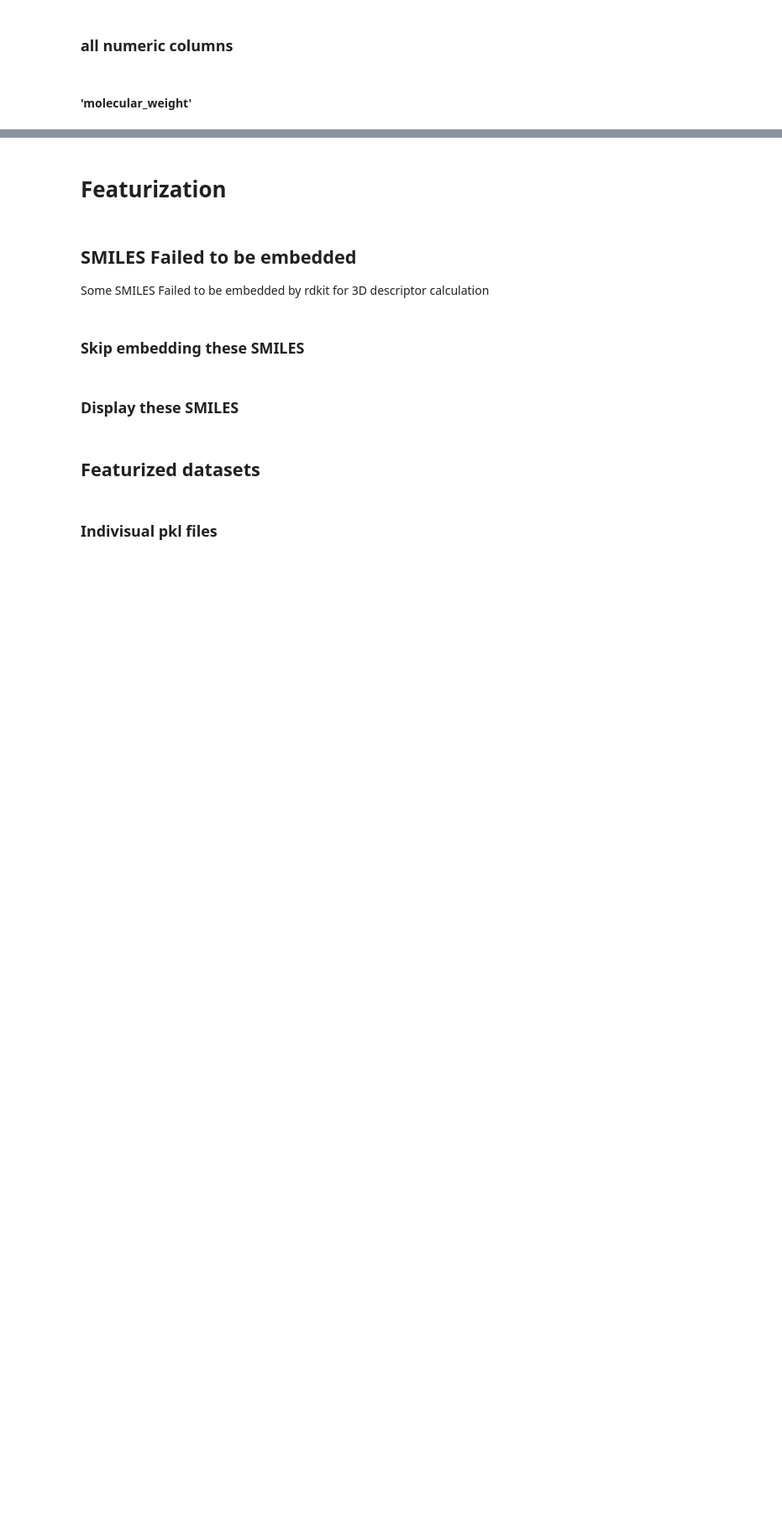
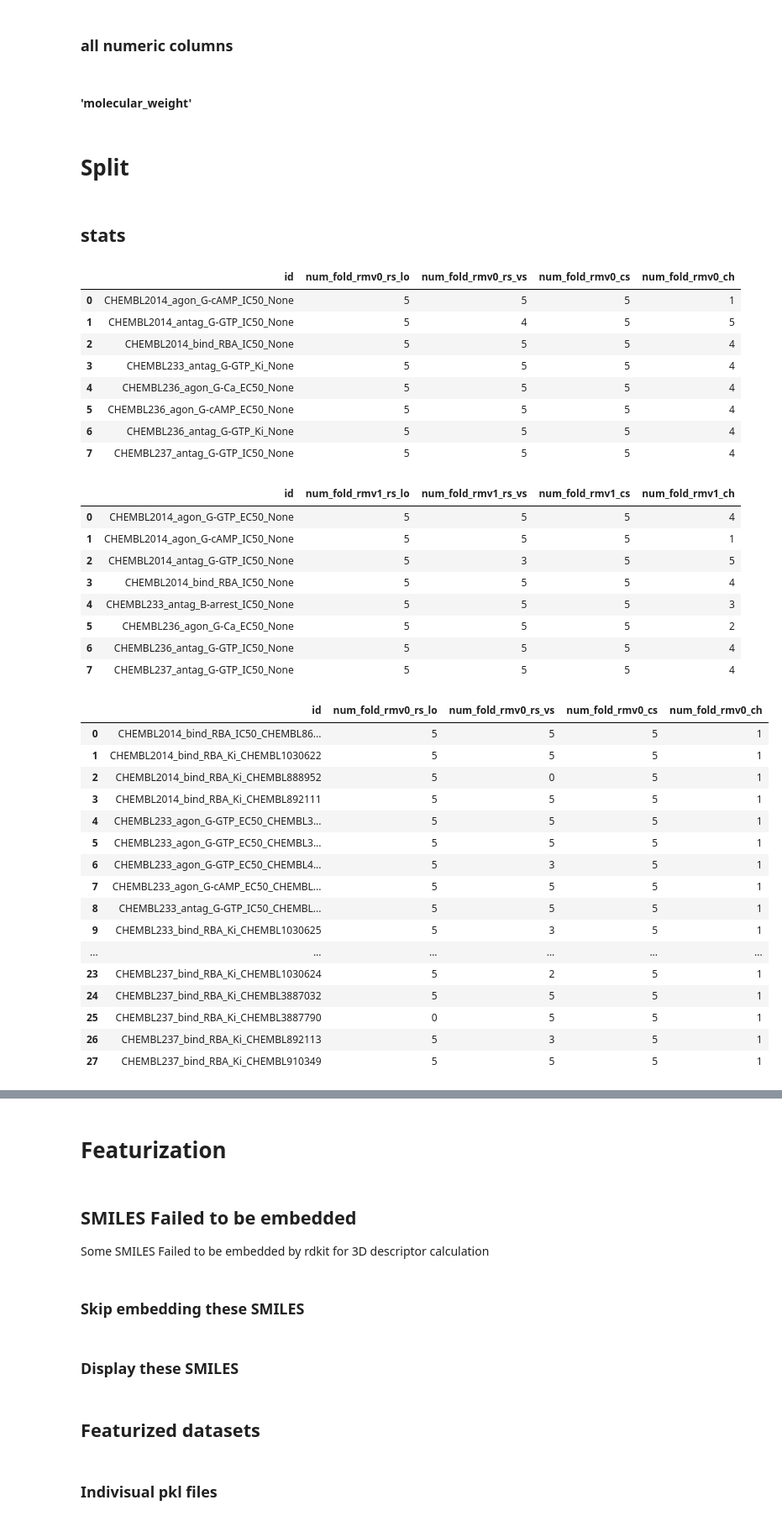
Before and after one commit to xixichennn/datacat4ml, a Jupyter notebook: datacat4ml/Scripts/data_prep/data_prep_viz.ipynb, the cells around one changed output, grey strips where cells are left out. Shown at 84% size. Drawn from its saved outputs; the diff is of its cells as text; code cells hidden in the pictures; blank space fills up the shorter version.

```diff
--- a/datacat4ml/Scripts/data_prep/data_prep_viz.ipynb
+++ b/datacat4ml/Scripts/data_prep/data_prep_viz.ipynb
@@ -966,3 +1240,82 @@ def histplot_MW(ds_df, ds_type='or'):
     plt.savefig(os.path.join(CURA_FIG_DIR, f'molecular_weight_distribution_{ds_type.upper()}.pdf'), dpi=300, bbox_inches='tight')
 
 histplot_MW(ds_df=cura_lhd_or_f, ds_type='or')
+# %% [markdown]
+# Split
+# %% [markdown]
+## stats
+# %%
+def style_stats_df(stats_file = 'spl_mhd_or_stats.csv', rmvDupMol: int=0):
+
+    # read the stats file
+    df = pd.read_csv(os.path.join(SPL_DATA_DIR, stats_file)).fillna('None')
+
+    # get the spl columns
+    spl_cols = df.iloc[:, -8:].columns.tolist()
+    rmv0_cols = [col for col in spl_cols if col.__contains__('rmv0')]
+    rmv1_cols = [col for col in spl_cols if col.__contains__('rmv1')]
+
+    # get rmv0 and rmv1 dfs
+    df['id'] = df['target_chembl_id'] + '_' + df['effect'] + '_' + df['assay'] + '_' + df['standard_type'] + '_' + df['assay_chembl_id']
+
+    rmv0_df = df[['id'] + rmv0_cols]
+    rmv1_df = df[['id'] + rmv1_cols]
+
+    # keep rows with any value <5
+    rmv0_df = rmv0_df[(rmv0_df[rmv0_cols] < 5).any(axis=1)].sort_values(by='id').reset_index(drop=True)
+    rmv1_df = rmv1_df[(rmv1_df[rmv1_cols] < 5).any(axis=1)].sort_values(by='id').reset_index(drop=True)
+
+    # build styled dfs
+    styled_rmv0=rmv0_df.style.background_gradient(subset=rmv0_cols, cmap="Blues_r", vmin=0, vmax=5)
+    styled_rmv1=rmv1_df.style.background_gradient(subset=rmv1_cols, cmap="Blues_r", vmin=0, vmax=5)
+
+    # display the dfs
+    display(styled_rmv0)
+    display(styled_rmv1)
+
+    # save styled dfs to PNG
+    save_path = os.path.join(SPL_FIG_DIR, 'styled_stats')
+    mkdirs(save_path)
+    styled_rmv0.to_html(os.path.join(save_path, f'{stats_file.replace("_stats.csv", "")}_rmvStereo0_rmvDupMol{rmvDupMol}.html'))
+    styled_rmv1.to_html(os.path.join(save_path, f'{stats_file.replace("_stats.csv", "")}_rmvStereo1_rmvDupMol{rmvDupMol}.html'))
+# %%
+style_stats_df(stats_file = 'spl_mhd_or_rmvDupMol1_stats.csv', rmvDupMol=1)
+style_stats_df(stats_file = 'spl_lhd_or_rmvDupMol1_stats.csv', rmvDupMol=1)
+style_stats_df(stats_file = 'spl_mhd_or_rmvDupMol0_stats.csv', rmvDupMol=0)
+style_stats_df(stats_file = 'spl_lhd_or_rmvDupMol0_stats.csv', rmvDupMol=0)
+# %% [output]
+|  | id | num_fold_rmv0_rs_lo | num_fold_rmv0_rs_vs | num_fold_rmv0_cs | num_fold_rmv0_ch |
+| 0 | CHEMBL2014_agon_G-cAMP_IC50_None | 5 | 5 | 5 | 1 |
+| 1 | CHEMBL2014_antag_G-GTP_IC50_None | 5 | 4 | 5 | 5 |
+| 2 | CHEMBL2014_bind_RBA_IC50_None | 5 | 5 | 5 | 4 |
+| 3 | CHEMBL233_antag_G-GTP_Ki_None | 5 | 5 | 5 | 4 |
+| 4 | CHEMBL236_agon_G-Ca_EC50_None | 5 | 5 | 5 | 4 |
+| 5 | CHEMBL236_agon_G-cAMP_EC50_None | 5 | 5 | 5 | 4 |
+| 6 | CHEMBL236_antag_G-GTP_Ki_None | 5 | 5 | 5 | 4 |
+| 7 | CHEMBL237_antag_G-GTP_IC50_None | 5 | 5 | 5 | 4 |
+|  | id | num_fold_rmv1_rs_lo | num_fold_rmv1_rs_vs | num_fold_rmv1_cs | num_fold_rmv1_ch |
+| 0 | CHEMBL2014_agon_G-GTP_EC50_None | 5 | 5 | 5 | 4 |
+| 1 | CHEMBL2014_agon_G-cAMP_IC50_None | 5 | 5 | 5 | 1 |
+| 2 | CHEMBL2014_antag_G-GTP_IC50_None | 5 | 3 | 5 | 5 |
+| 3 | CHEMBL2014_bind_RBA_IC50_None | 5 | 5 | 5 | 4 |
+| 4 | CHEMBL233_antag_B-arrest_IC50_None | 5 | 5 | 5 | 3 |
+| 5 | CHEMBL236_agon_G-Ca_EC50_None | 5 | 5 | 5 | 2 |
+| 6 | CHEMBL236_antag_G-GTP_IC50_None | 5 | 5 | 5 | 4 |
+| 7 | CHEMBL237_antag_G-GTP_IC50_None | 5 | 5 | 5 | 4 |
+|  | id | num_fold_rmv0_rs_lo | num_fold_rmv0_rs_vs | num_fold_rmv0_cs | num_fold_rmv0_ch |
+| 0 | CHEMBL2014_bind_RBA_IC50_CHEMBL86... | 5 | 5 | 5 | 1 |
+| 1 | CHEMBL2014_bind_RBA_Ki_CHEMBL1030622 | 5 | 5 | 5 | 1 |
+| 2 | CHEMBL2014_bind_RBA_Ki_CHEMBL888952 | 5 | 0 | 5 | 1 |
+| 3 | CHEMBL2014_bind_RBA_Ki_CHEMBL892111 | 5 | 5 | 5 | 1 |
+| 4 | CHEMBL233_agon_G-GTP_EC50_CHEMBL3... | 5 | 5 | 5 | 1 |
+| 5 | CHEMBL233_agon_G-GTP_EC50_CHEMBL3... | 5 | 5 | 5 | 1 |
+| 6 | CHEMBL233_agon_G-GTP_EC50_CHEMBL4... | 5 | 3 | 5 | 1 |
+| 7 | CHEMBL233_agon_G-cAMP_EC50_CHEMBL... | 5 | 5 | 5 | 1 |
+| 8 | CHEMBL233_antag_G-GTP_IC50_CHEMBL... | 5 | 5 | 5 | 1 |
+| 9 | CHEMBL233_bind_RBA_Ki_CHEMBL1030625 | 5 | 3 | 5 | 1 |
+| ... | ... | ... | ... | ... | ... |
+| 23 | CHEMBL237_bind_RBA_Ki_CHEMBL1030624 | 5 | 2 | 5 | 1 |
+| 24 | CHEMBL237_bind_RBA_Ki_CHEMBL3887032 | 5 | 5 | 5 | 1 |
+| 25 | CHEMBL237_bind_RBA_Ki_CHEMBL3887790 | 0 | 5 | 5 | 1 |
+| 26 | CHEMBL237_bind_RBA_Ki_CHEMBL892113 | 5 | 3 | 5 | 1 |
+| 27 | CHEMBL237_bind_RBA_Ki_CHEMBL910349 | 5 | 5 | 5 | 1 |
```
Also changed, not shown: parts of 23 cells of this notebook, 6 other files.
